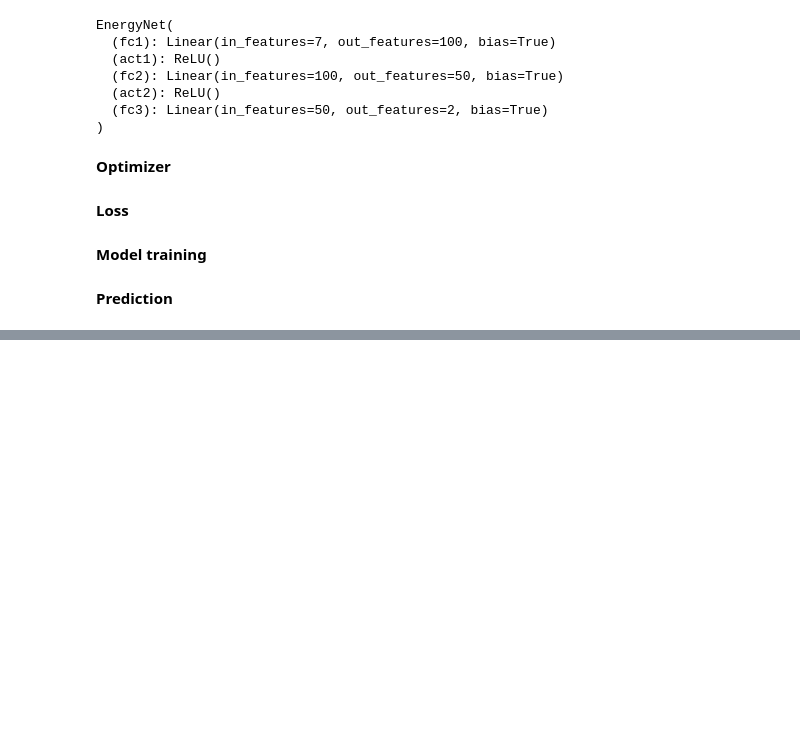
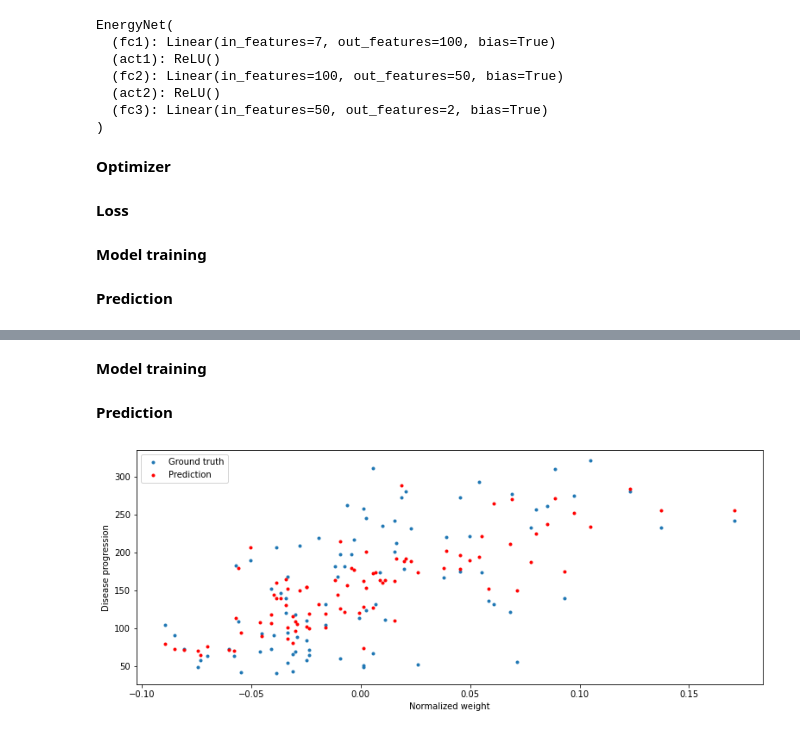
Before and after one commit to anastasiiakhil/Intro_to_DS, a Jupyter notebook: lab6.ipynb, the cells around one changed output, grey strips where cells are left out. Drawn from its saved outputs; the diff is of its cells as text; code cells hidden in the pictures; blank space fills up the shorter version.

```diff
--- a/lab6.ipynb
+++ b/lab6.ipynb
@@ -257,0 +319,2 @@ Text(0, 0.5, 'Loss')
+# %%
+optimizer = torch.optim.Adam(diabetes_net.parameters(), lr=0.001)
@@ -257,0 +323,33 @@ Text(0, 0.5, 'Loss')
+# %%
+def loss(pred, target):
+    squares = (pred - target) ** 2
+    return squares.mean()
+# %% [markdown]
+__Model training__
+# %%
+diabetes_history = []
+
+for epoch in range(1000):
+    optimizer.zero_grad()
+    y_pred = diabetes_net.forward(x_train)
+
+    loss_val = loss(y_pred, y_train)
+    loss_val.backward()
+    diabetes_history.append(loss_val)
+
+    optimizer.step()
+# %% [markdown]
+__Prediction__
+# %%
+def predict(net, x, y):
+    y_pred = net.forward(x)
+
+    plt.plot(x.numpy()[:, 2], y.numpy(), 'o', label='Ground truth', ms=3)
+    plt.plot(x.numpy()[:, 2], y_pred.data.numpy(), 'o', c='r', label='Prediction', ms=3)
+    plt.legend(loc='upper left')
+    plt.xlabel('Normalized weight')
+    plt.ylabel('Disease progression')
+# %%
+predict(diabetes_net, x_test, y_test)
+# %% [output]
+[figure, added]
```
Also changed, not shown: parts of 20 cells of this notebook.
